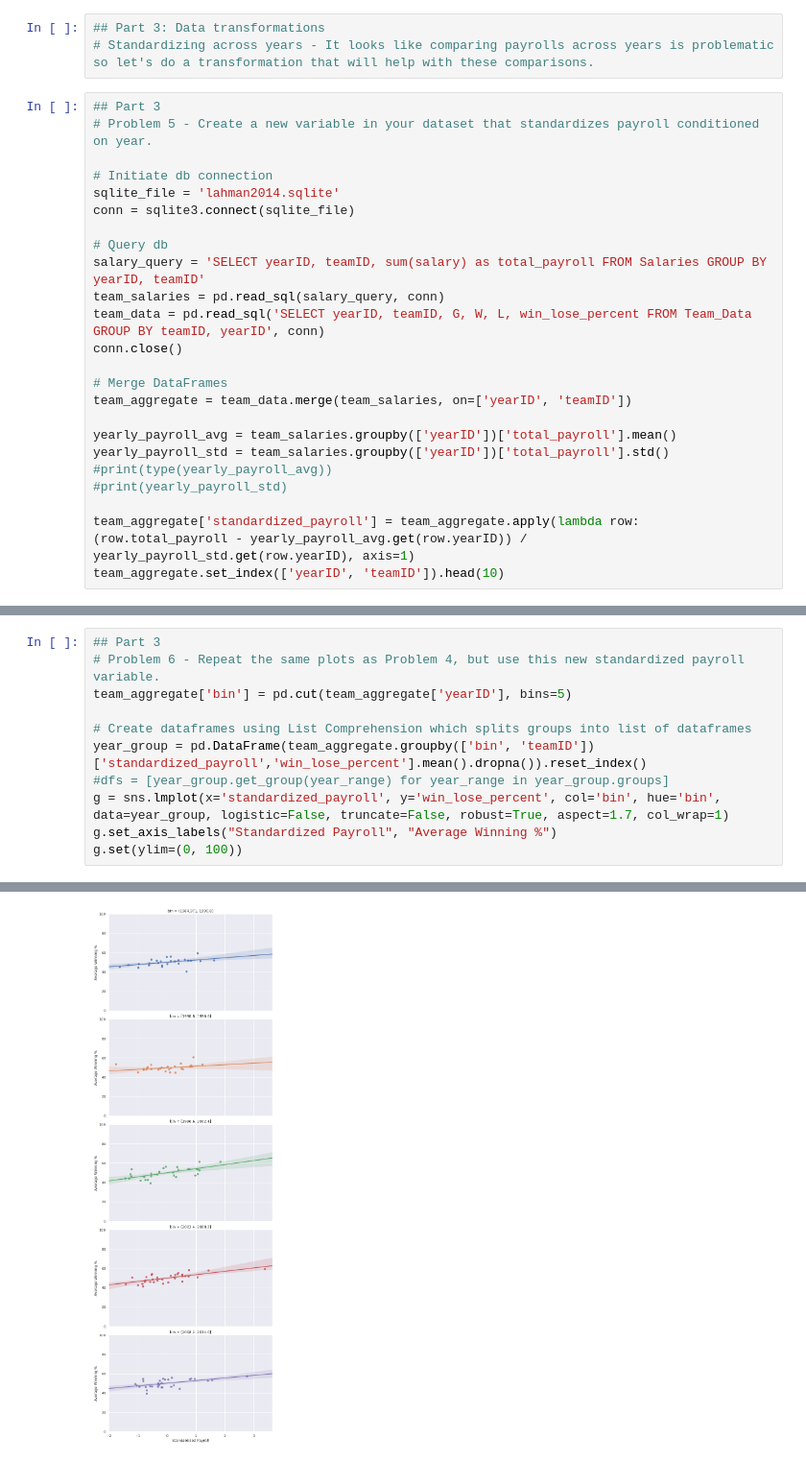
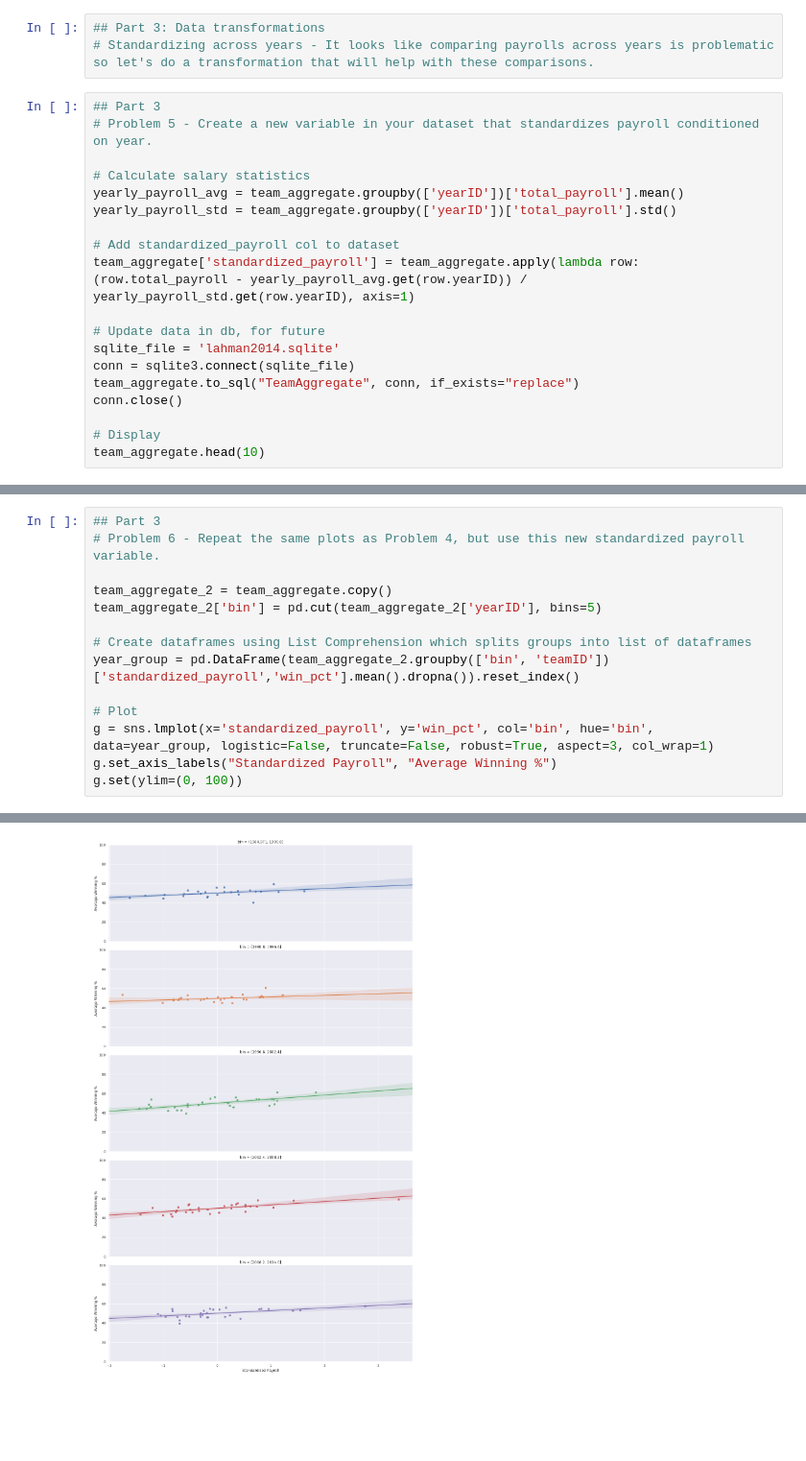
Before and after one commit to tmwalter98/fall2020, a Jupyter notebook: project2/project2.ipynb, the cells around one changed output, grey strips where cells are left out. Shown at 96% size. Saved outputs shown, nothing was run; the diff lists cells and outputs as text; blank space fills up the shorter version.

```diff
--- a/project2/project2.ipynb
+++ b/project2/project2.ipynb
@@ -129,24 +113,19 @@ g.set(ylim=(0, 100))
 ## Part 3
 # Problem 5 - Create a new variable in your dataset that standardizes payroll conditioned on year.
 
-# Initiate db connection
+# Calculate salary statistics
+yearly_payroll_avg = team_aggregate.groupby(['yearID'])['total_payroll'].mean()
+yearly_payroll_std = team_aggregate.groupby(['yearID'])['total_payroll'].std()
+
+# Add standardized_payroll col to dataset
+team_aggregate['standardized_payroll'] = team_aggregate.apply(lambda row: (row.total_payroll - yearly_payroll_avg.get(row.yearID)) / yearly_payroll_std.get(row.yearID), axis=1)
+
+# Update data in db, for future
 sqlite_file = 'lahman2014.sqlite'
 conn = sqlite3.connect(sqlite_file)
-
-# Query db
-salary_query = 'SELECT yearID, teamID, sum(salary) as total_payroll FROM Salaries GROUP BY yearID, teamID'
-team_salaries = pd.read_sql(salary_query, conn)
-team_data = pd.read_sql('SELECT yearID, teamID, G, W, L, win_lose_percent FROM Team_Data GROUP BY teamID, yearID', conn)
+team_aggregate.to_sql("TeamAggregate", conn, if_exists="replace")
 conn.close()
 
-# Merge DataFrames
-team_aggregate = team_data.merge(team_salaries, on=['yearID', 'teamID'])
-
-yearly_payroll_avg = team_salaries.groupby(['yearID'])['total_payroll'].mean()
-yearly_payroll_std = team_salaries.groupby(['yearID'])['total_payroll'].std()
-#print(type(yearly_payroll_avg))
-#print(yearly_payroll_std)
-
-team_aggregate['standardized_payroll'] = team_aggregate.apply(lambda row: (row.total_payroll - yearly_payroll_avg.get(row.yearID)) / yearly_payroll_std.get(row.yearID), axis=1)
-team_aggregate.set_index(['yearID', 'teamID']).head(10)
+# Display
+team_aggregate.head(10)
 # %% [output]
@@ -165,17 +143,20 @@ team_aggregate.set_index(['yearID', 'teamID']).head(10)
 # %%
 ## Part 3
 # Problem 6 - Repeat the same plots as Problem 4, but use this new standardized payroll variable.
-team_aggregate['bin'] = pd.cut(team_aggregate['yearID'], bins=5)
+
+team_aggregate_2 = team_aggregate.copy()
+team_aggregate_2['bin'] = pd.cut(team_aggregate_2['yearID'], bins=5)
 
 # Create dataframes using List Comprehension which splits groups into list of dataframes
-year_group = pd.DataFrame(team_aggregate.groupby(['bin', 'teamID'])['standardized_payroll','win_lose_percent'].mean().dropna()).reset_index()
-#dfs = [year_group.get_group(year_range) for year_range in year_group.groups]
-g = sns.lmplot(x='standardized_payroll', y='win_lose_percent', col='bin', hue='bin', data=year_group, logistic=False, truncate=False, robust=True, aspect=1.7, col_wrap=1)
+year_group = pd.DataFrame(team_aggregate_2.groupby(['bin', 'teamID'])['standardized_payroll','win_pct'].mean().dropna()).reset_index()
+
+# Plot
+g = sns.lmplot(x='standardized_payroll', y='win_pct', col='bin', hue='bin', data=year_group, logistic=False, truncate=False, robust=True, aspect=3, col_wrap=1)
 g.set_axis_labels("Standardized Payroll", "Average Winning %")
 g.set(ylim=(0, 100))
 # %% [output]
 <seaborn.axisgrid.FacetGrid at 0x...>
-[figure, old version]
+[figure, new version]
 # %%
 ## Part 3
 # Question 3 - Discuss how the plots from Problem 4 and Problem 6 reflect the transformation you did on the payroll variable.
```
Also changed, not shown: parts of 12 cells of this notebook.
